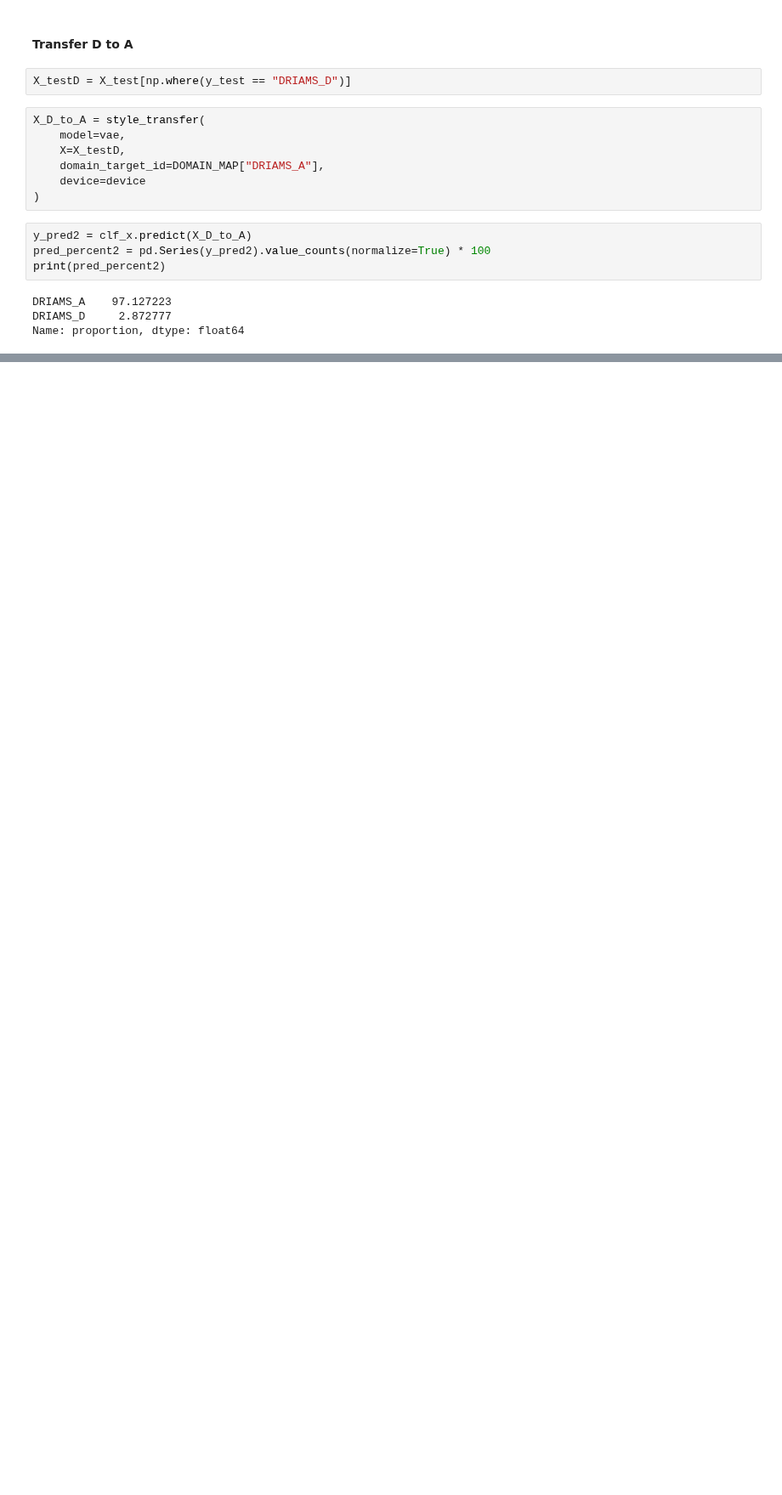
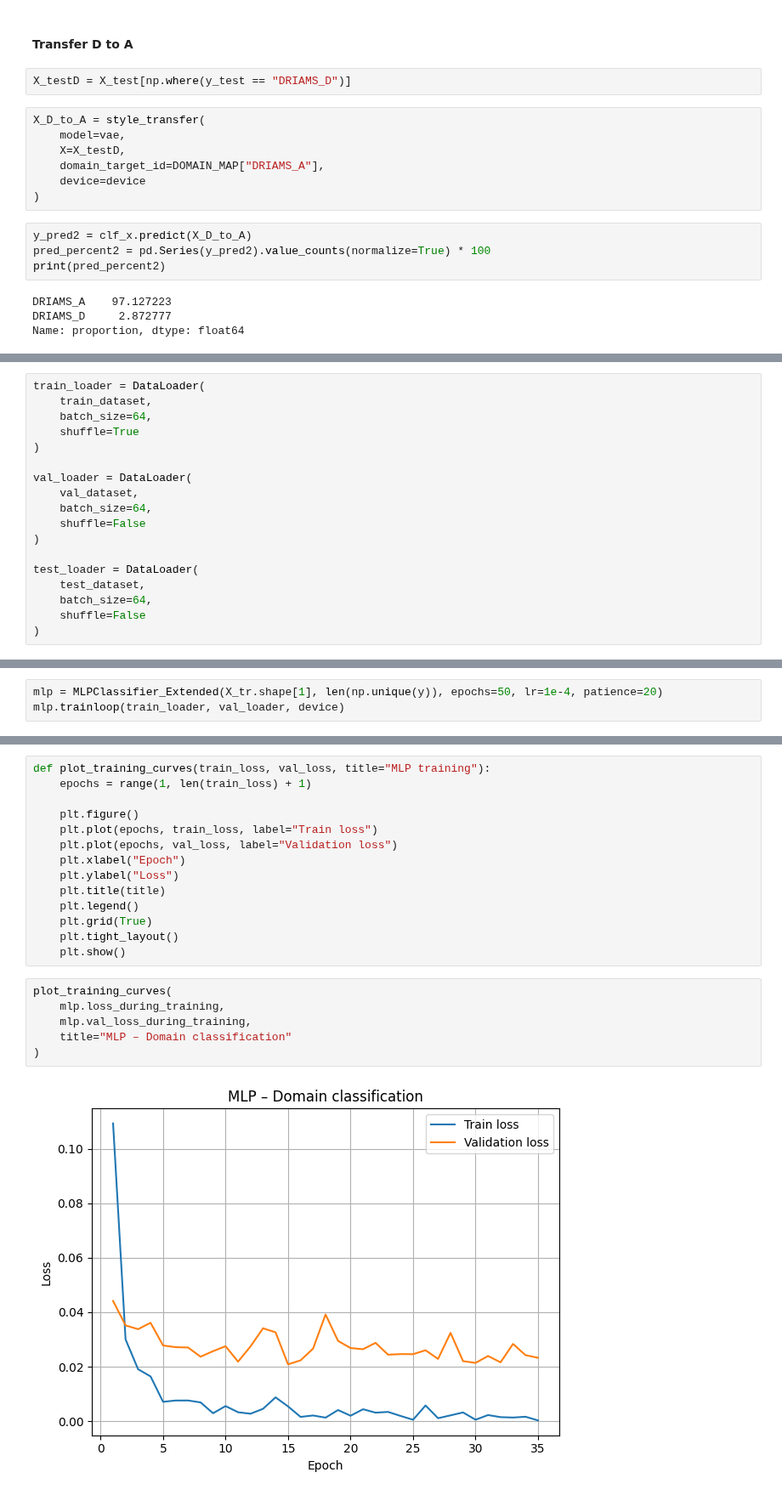
Before and after one commit to alexgaarciia/MALDIAlign, a Jupyter notebook: experiments/notebooks/style_transfer/style_transfer_multidecoder_prior.ipynb, the cells around one changed output, grey strips where cells are left out. Shown at 85% size. Saved outputs shown, nothing was run; the diff lists cells and outputs as text; blank space fills up the shorter version.

```diff
--- a/experiments/notebooks/style_transfer/style_transfer_multidecoder_prior.ipynb
+++ b/experiments/notebooks/style_transfer/style_transfer_multidecoder_prior.ipynb
@@ -203,0 +403,18 @@ Name: proportion, dtype: float64
+# %%
+train_loader = DataLoader(
+    train_dataset,
+    batch_size=64,
+    shuffle=True
+)
+
+val_loader = DataLoader(
+    val_dataset,
+    batch_size=64,
+    shuffle=False
+)
+
+test_loader = DataLoader(
+    test_dataset,
+    batch_size=64,
+    shuffle=False
+)
@@ -203,0 +426,3 @@ Name: proportion, dtype: float64
+# %%
+mlp = MLPClassifier_Extended(X_tr.shape[1], len(np.unique(y)), epochs=50, lr=1e-4, patience=20)
+mlp.trainloop(train_loader, val_loader, device)
@@ -203,0 +434,22 @@ Name: proportion, dtype: float64
+# %%
+def plot_training_curves(train_loss, val_loss, title="MLP training"):
+    epochs = range(1, len(train_loss) + 1)
+
+    plt.figure()
+    plt.plot(epochs, train_loss, label="Train loss")
+    plt.plot(epochs, val_loss, label="Validation loss")
+    plt.xlabel("Epoch")
+    plt.ylabel("Loss")
+    plt.title(title)
+    plt.legend()
+    plt.grid(True)
+    plt.tight_layout()
+    plt.show()
+# %%
+plot_training_curves(
+    mlp.loss_during_training,
+    mlp.val_loss_during_training,
+    title="MLP – Domain classification"
+)
+# %% [output]
+[figure, added]
```
Also changed, not shown: parts of 58 cells of this notebook.
